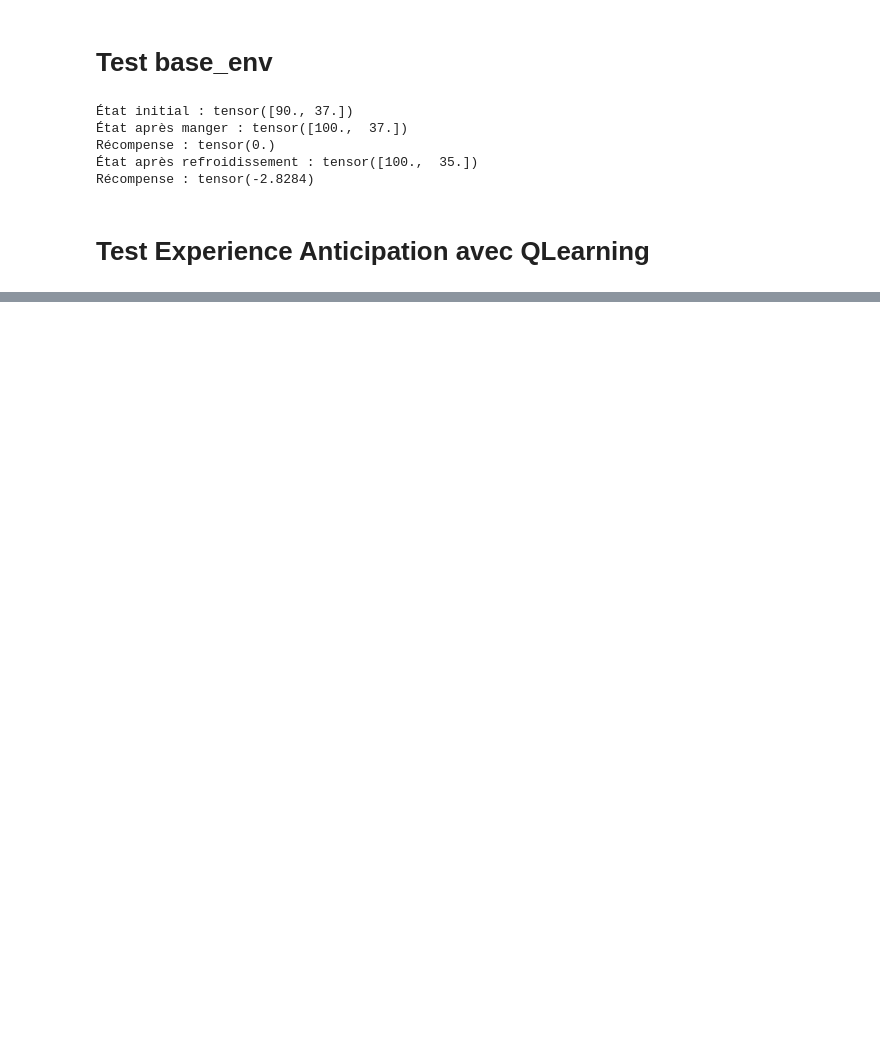
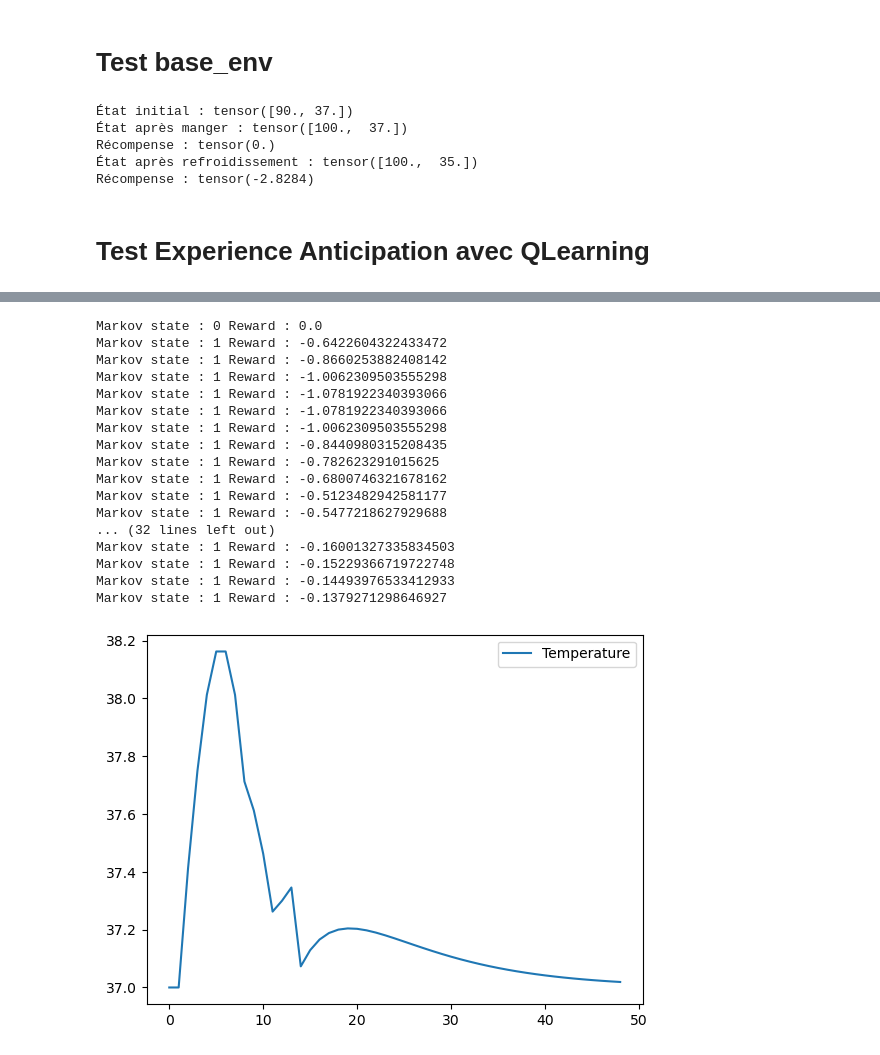
Before and after one commit to TsunomakiWatamelon/Homeostatic-Reinforcement-Learning, a Jupyter notebook: src/test.ipynb, the cells around one changed output, grey strips where cells are left out. Drawn from its saved outputs; the diff is of its cells as text; code cells hidden in the pictures; blank space fills up the shorter version.

```diff
--- a/src/test.ipynb
+++ b/src/test.ipynb
@@ -83,3 +131,48 @@ markov_state, reward, done, _ = env.step(0)
+# %%
+env.reset()
+internal_states = []
+internal_state, markov_state = env.reset()
+done = False
+total_reward = 0
+internal_states = [internal_state.clone()]
+first = True
+while not done:
+    if first:
+        action = 1
+    else:
+        action = 0
+    internal_state, reward, done, next_markov_state = env.step(action)
+    print(f"Markov state : {markov_state} Reward : {reward}")
+    markov_state = next_markov_state
+    total_reward += reward
+    internal_states.append(internal_state.clone())
+
+# Affichage de l'évolution de la température
+import matplotlib.pyplot as plt
+
+
+plt.plot(internal_states, label="Temperature")
+plt.legend()
+plt.show()
+# %% [output]
+Markov state : 0 Reward : 0.0
+Markov state : 1 Reward : -0.6422604322433472
+Markov state : 1 Reward : -0.8660253882408142
+Markov state : 1 Reward : -1.0062309503555298
+Markov state : 1 Reward : -1.0781922340393066
+Markov state : 1 Reward : -1.0781922340393066
+Markov state : 1 Reward : -1.0062309503555298
+Markov state : 1 Reward : -0.8440980315208435
+Markov state : 1 Reward : -0.782623291015625
+Markov state : 1 Reward : -0.6800746321678162
+Markov state : 1 Reward : -0.5123482942581177
+Markov state : 1 Reward : -0.5477218627929688
+... (32 lines left out)
+Markov state : 1 Reward : -0.16001327335834503
+Markov state : 1 Reward : -0.15229366719722748
+Markov state : 1 Reward : -0.14493976533412933
+Markov state : 1 Reward : -0.1379271298646927
+[figure, added]
 # %%
 # Boucle Q-learning
 
```
Also changed, not shown: parts of 5 cells of this notebook, 3 other files.
